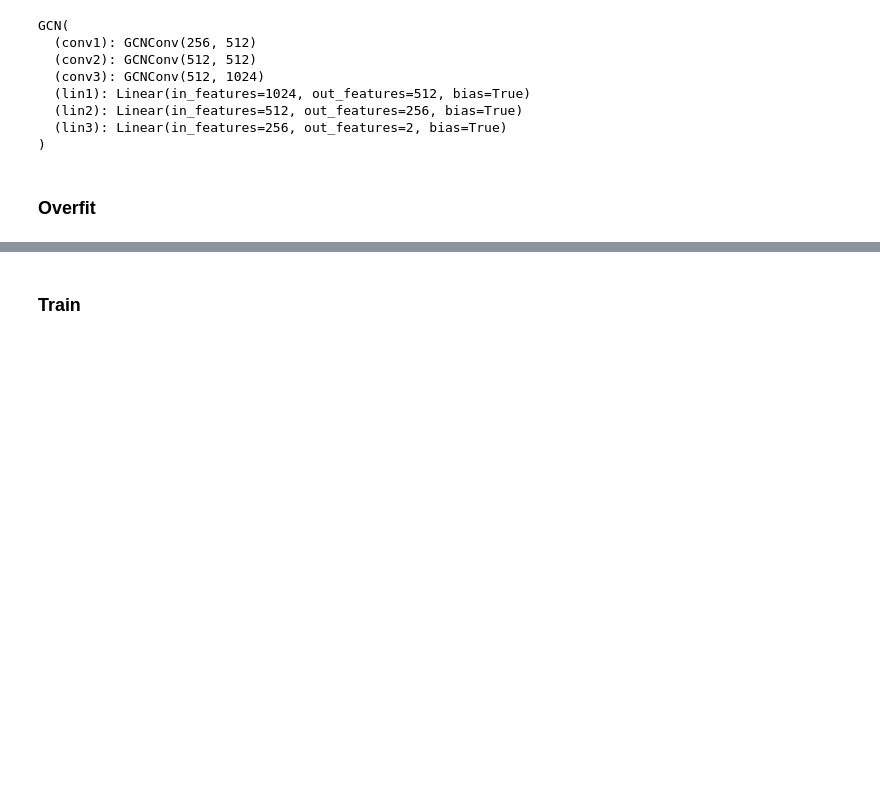
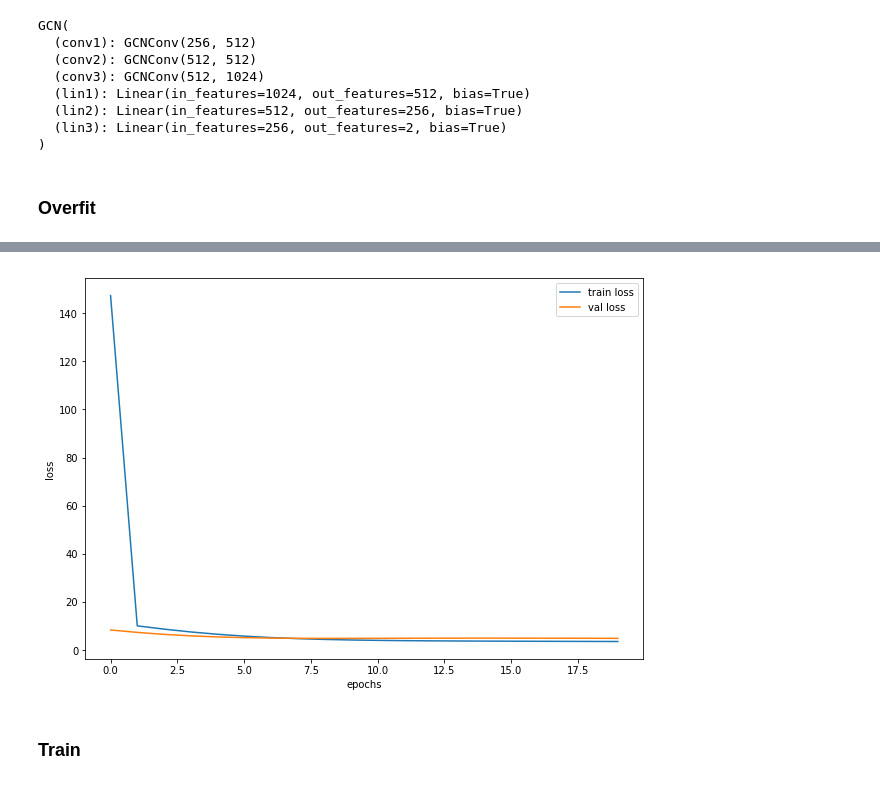
Before and after one commit to chris-clem/in2364-adl4cv, a Jupyter notebook: gcn_davis_2016.ipynb, the cells around one changed output, grey strips where cells are left out. Cells and saved outputs as stored; diff of their text form; code cells hidden in the pictures; blank space fills up the shorter version.

```diff
--- a/gcn_davis_2016.ipynb
+++ b/gcn_davis_2016.ipynb
@@ -125,7 +137,7 @@ overfit_val_loader = DataLoader(train, batch_size=1,
 overfit_model = GCN(in_channels=train[0].num_features,
                     out_channels=train[0].y.shape[1])
 
-overfit_solver = Solver(optim_args={"lr": 1e-4})
+overfit_solver = Solver(optim_args={"lr": 1e-6})
 overfit_solver.train(overfit_model, overfit_train_loader, overfit_val_loader,
                      num_epochs=20, log_nth=100, verbose=True)
 # %% [output]
@@ -134,2 +161,4 @@ KeyboardInterrupt:
 # %%
-show_loss(overfit_solver)
+plot_loss(overfit_solver)
+# %% [output]
+[figure, added]
```
Also changed, not shown: parts of 8 cells of this notebook, 1 other file.
